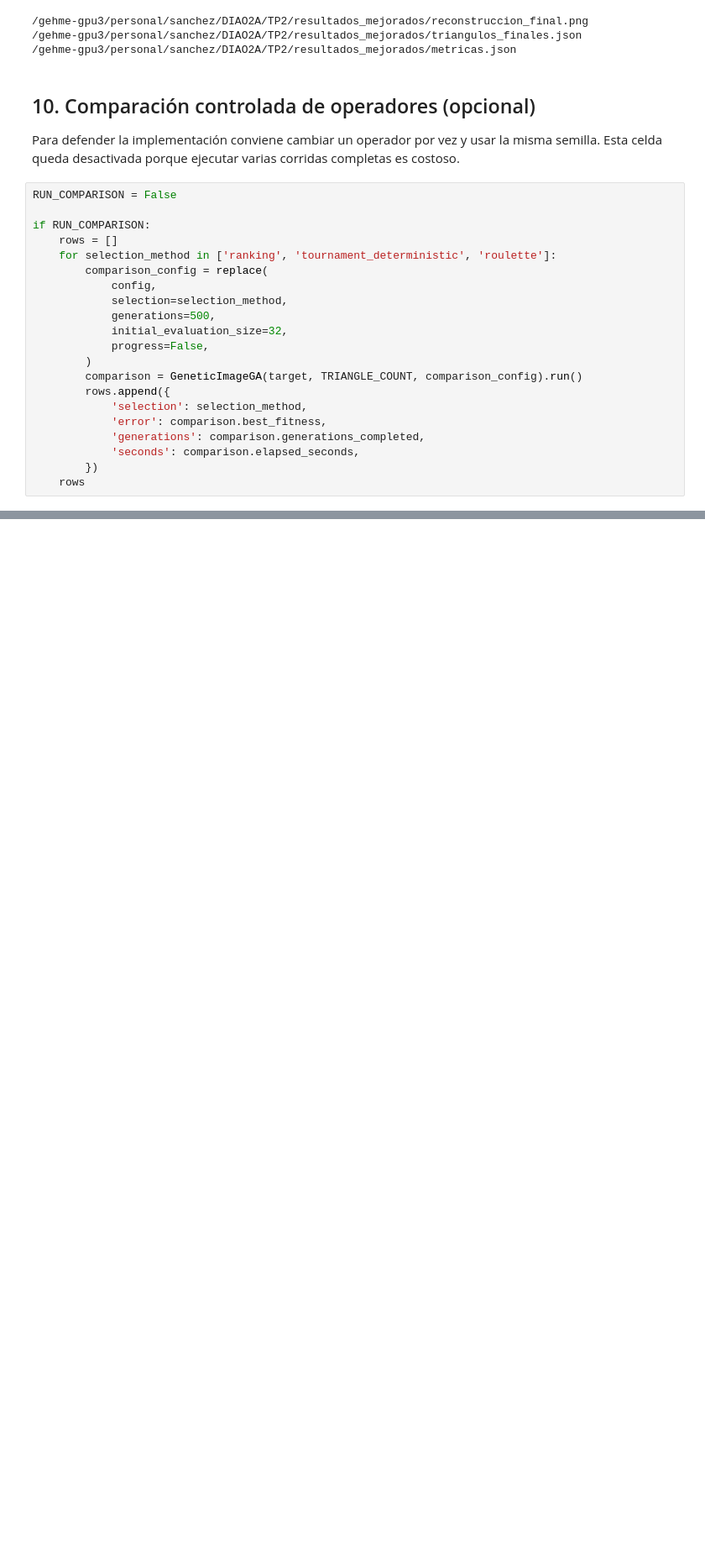
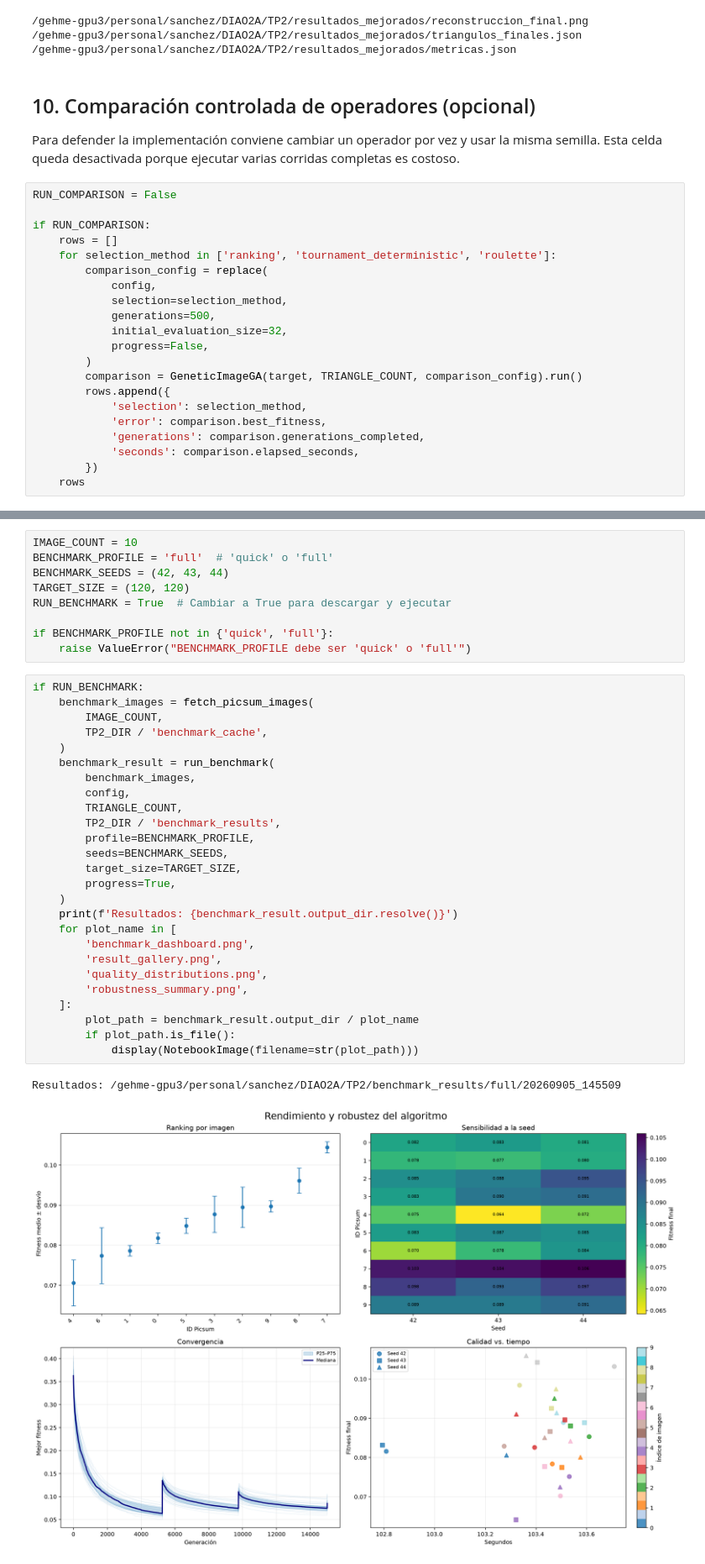
Before and after one commit to yakdudi12/DIAO2A, a Jupyter notebook: TP2/tp2.ipynb, the cells around one changed output, grey strips where cells are left out. Shown at 84% size. Drawn from its saved outputs; the diff is of its cells as text; blank space fills up the shorter version.

Commit message:
Added benchmark to test multiple images

```diff
--- a/TP2/tp2.ipynb
+++ b/TP2/tp2.ipynb
@@ -254,0 +268,38 @@ if RUN_COMPARISON:
+# %%
+IMAGE_COUNT = 10
+BENCHMARK_PROFILE = 'full'  # 'quick' o 'full'
+BENCHMARK_SEEDS = (42, 43, 44)
+TARGET_SIZE = (120, 120)
+RUN_BENCHMARK = True  # Cambiar a True para descargar y ejecutar
+
+if BENCHMARK_PROFILE not in {'quick', 'full'}:
+    raise ValueError("BENCHMARK_PROFILE debe ser 'quick' o 'full'")
+# %%
+if RUN_BENCHMARK:
+    benchmark_images = fetch_picsum_images(
+        IMAGE_COUNT,
+        TP2_DIR / 'benchmark_cache',
+    )
+    benchmark_result = run_benchmark(
+        benchmark_images,
+        config,
+        TRIANGLE_COUNT,
+        TP2_DIR / 'benchmark_results',
+        profile=BENCHMARK_PROFILE,
+        seeds=BENCHMARK_SEEDS,
+        target_size=TARGET_SIZE,
+        progress=True,
+    )
+    print(f'Resultados: {benchmark_result.output_dir.resolve()}')
+    for plot_name in [
+        'benchmark_dashboard.png',
+        'result_gallery.png',
+        'quality_distributions.png',
+        'robustness_summary.png',
+    ]:
+        plot_path = benchmark_result.output_dir / plot_name
+        if plot_path.is_file():
+            display(NotebookImage(filename=str(plot_path)))
+# %% [output]
+Resultados: /gehme-gpu3/personal/sanchez/DIAO2A/TP2/benchmark_results/full/20260905_145509
+[figure, added]
```
Also changed, not shown: parts of 4 cells of this notebook, 10 other files.
